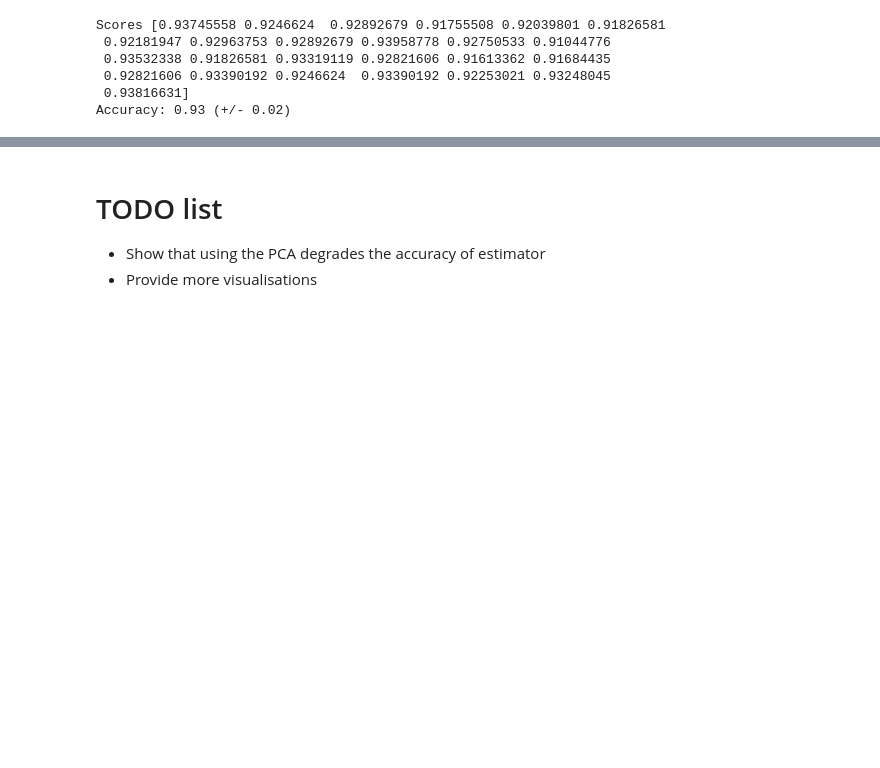
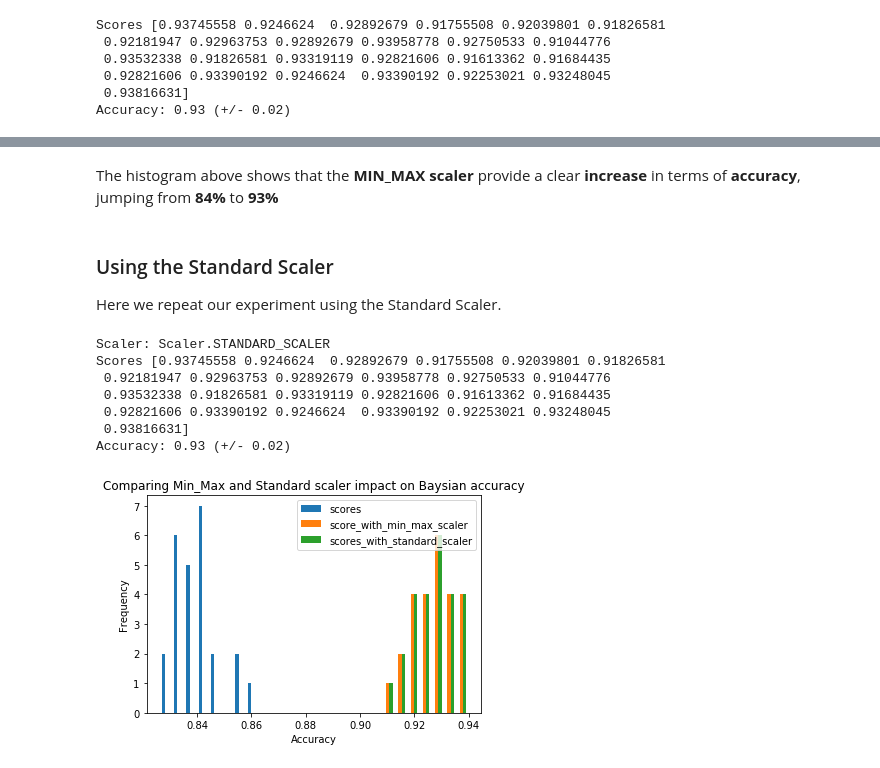
Before and after one commit to vipulpopat/MSCAI_CE4021_Project, a Jupyter notebook: Baysian_rewrite.ipynb, the cells around one changed output, grey strips where cells are left out. Drawn from its saved outputs; the diff is of its cells as text; code cells hidden in the pictures; blank space fills up the shorter version.

```diff
--- a/Baysian_rewrite.ipynb
+++ b/Baysian_rewrite.ipynb
@@ -385,4 +406,23 @@ TODO: Add diagrams
-# %% [markdown]
-# TODO list
-  * Show that using the PCA degrades the accuracy of estimator
-  * Provide more visualisations
+# %% [markdown]
+The histogram above shows that the **MIN_MAX scaler** provide a clear **increase** in terms of **accuracy**, jumping from **84%** to  **93%**
+# %% [markdown]
+### Using the Standard Scaler
+Here we repeat our experiment using the Standard Scaler.
+# %%
+std_scaled_data = scale_data(Scaler.STANDARD_SCALER, data)
+scores_with_standard_scaler = do_cross_validation(std_scaled_data, target)
+plt.hist([scores, score_with_scaler, scores_with_standard_scaler], 25, label=['scores', 'score_with_min_max_scaler', 'scores_with_standard_scaler'])
+plt.legend(loc='upper right')
+plt.xlabel("Accuracy")
+plt.ylabel("Frequency")
+plt.title("Comparing Min_Max and Standard scaler impact on Baysian accuracy")
+plt.show()
+# %% [output]
+Scaler: Scaler.STANDARD_SCALER
+Scores [0.93745558 0.9246624  0.92892679 0.91755508 0.92039801 0.91826581
+ 0.92181947 0.92963753 0.92892679 0.93958778 0.92750533 0.91044776
+ 0.93532338 0.91826581 0.93319119 0.92821606 0.91613362 0.91684435
+ 0.92821606 0.93390192 0.9246624  0.93390192 0.92253021 0.93248045
+ 0.93816631]
+Accuracy: 0.93 (+/- 0.02)
+[figure, added]
```
Also changed, not shown: parts of 20 cells of this notebook.
